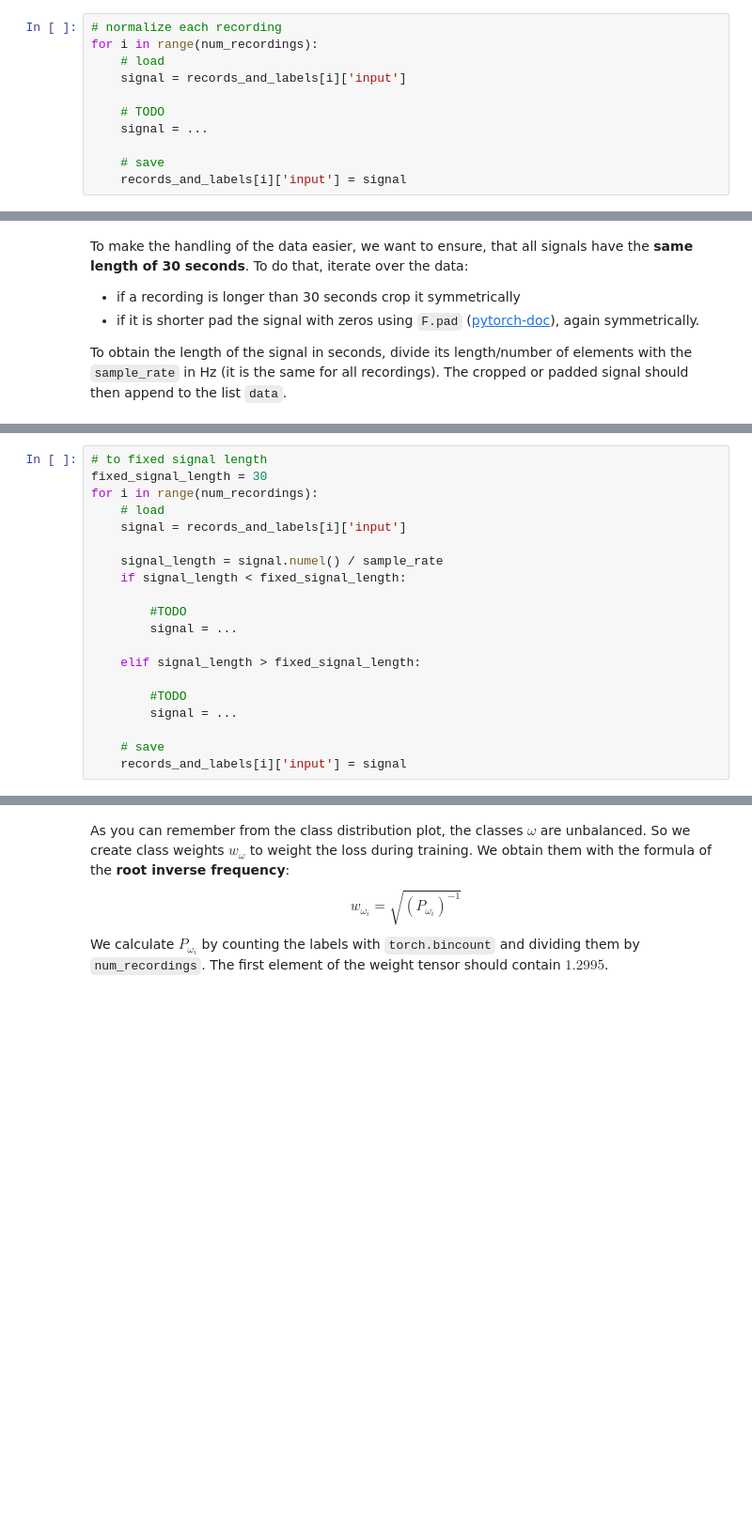
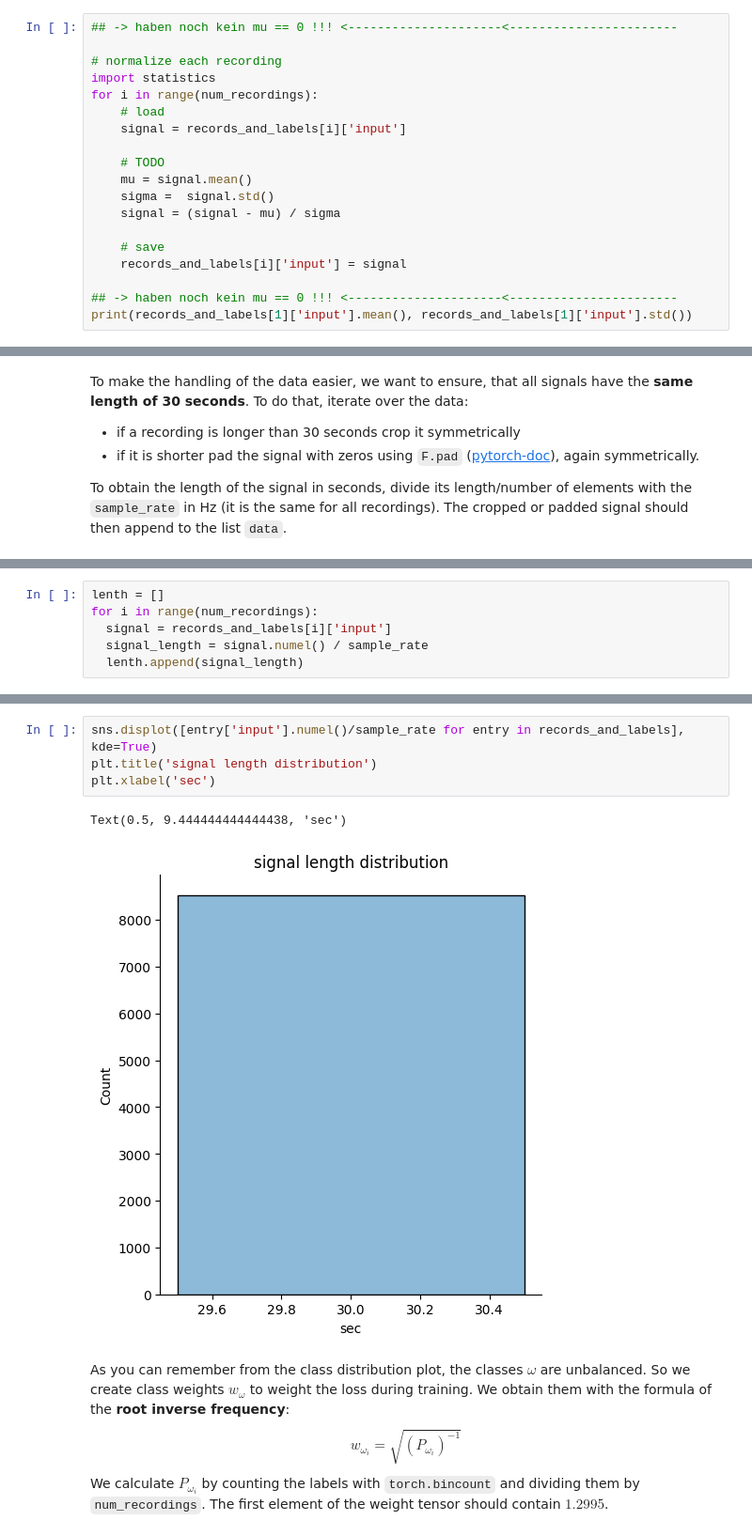
Before and after one commit to DerManjuel/MDL, a Jupyter notebook: Kopie_von_MDL_Exercise2_sequence.ipynb, the cells around one changed output, grey strips where cells are left out. Shown at 94% size. Saved outputs shown, nothing was run; the diff lists cells and outputs as text; blank space fills up the shorter version.

```diff
--- a/Kopie_von_MDL_Exercise2_sequence.ipynb
+++ b/Kopie_von_MDL_Exercise2_sequence.ipynb
@@ -177,13 +161,21 @@ s'=\frac{s-\mu_s}{\sigma_s}
 $$
 where $\mu_s$ and $\sigma_s$ are the mean and standard deviation calculated over each record in the dataset. Iterate over the dataset to calculate $\mu$ and $\sigma$ for each record and normalize it.
 # %%
+## -> haben noch kein mu == 0 !!! <---------------------<-----------------------
+
 # normalize each recording
+import statistics
 for i in range(num_recordings):
     # load
     signal = records_and_labels[i]['input']
 
     # TODO
-    signal = ...
+    mu = signal.mean()
+    sigma =  signal.std()
+    signal = (signal - mu) / sigma
 
     # save
     records_and_labels[i]['input'] = signal
+
+## -> haben noch kein mu == 0 !!! <---------------------<-----------------------
+print(records_and_labels[1]['input'].mean(), records_and_labels[1]['input'].std())
@@ -196,20 +235,6 @@ To obtain the length of the signal in seconds, divide its length/number of eleme
 # %%
-# to fixed signal length
-fixed_signal_length = 30
+lenth = []
 for i in range(num_recordings):
-    # load
-    signal = records_and_labels[i]['input']
-
-    signal_length = signal.numel() / sample_rate
-    if signal_length < fixed_signal_length:
-
-        #TODO
-        signal = ...
-
-    elif signal_length > fixed_signal_length:
-
-        #TODO
-        signal = ...
-
-    # save
-    records_and_labels[i]['input'] = signal
+  signal = records_and_labels[i]['input']
+  signal_length = signal.numel() / sample_rate
+  lenth.append(signal_length)
@@ -216,3 +245,10 @@ for i in range(num_recordings):
+# %%
+sns.displot([entry['input'].numel()/sample_rate for entry in records_and_labels], kde=True)
+plt.title('signal length distribution')
+plt.xlabel('sec')
+# %% [output]
+Text(0.5, 9.444444444444438, 'sec')
+[figure, added]
 # %% [markdown]
 As you can remember from the class distribution plot, the classes $\omega$ are unbalanced. So we create class weights $w_\omega$ to weight the loss during training. We obtain them with the formula of the **root inverse frequency**:
 $$ w_{\omega_i} = \sqrt{(P_{\omega_i})^{-1}}$$
```
Also changed, not shown: parts of 15 cells of this notebook.
